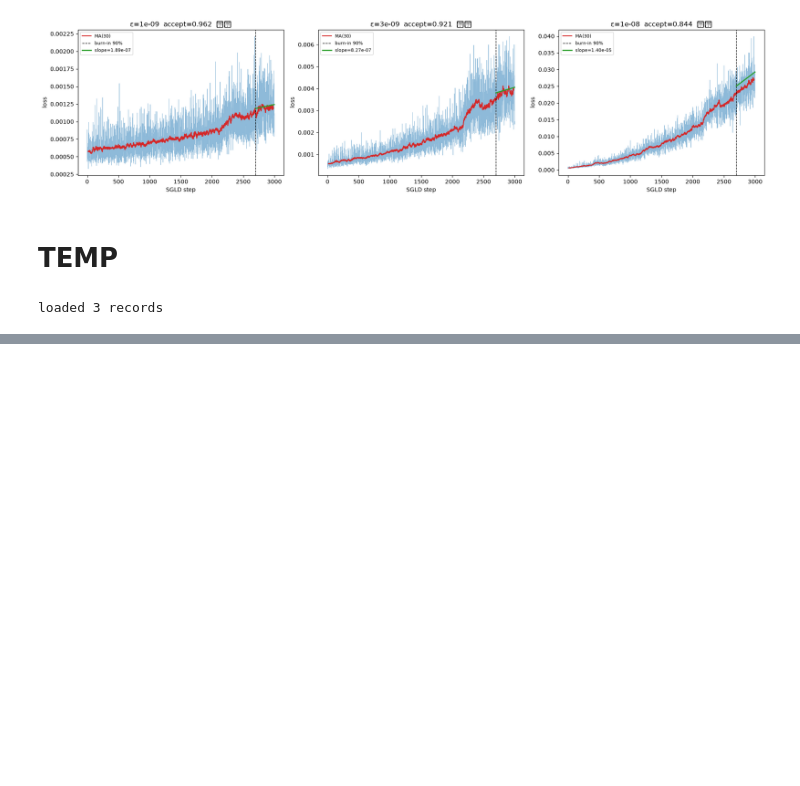
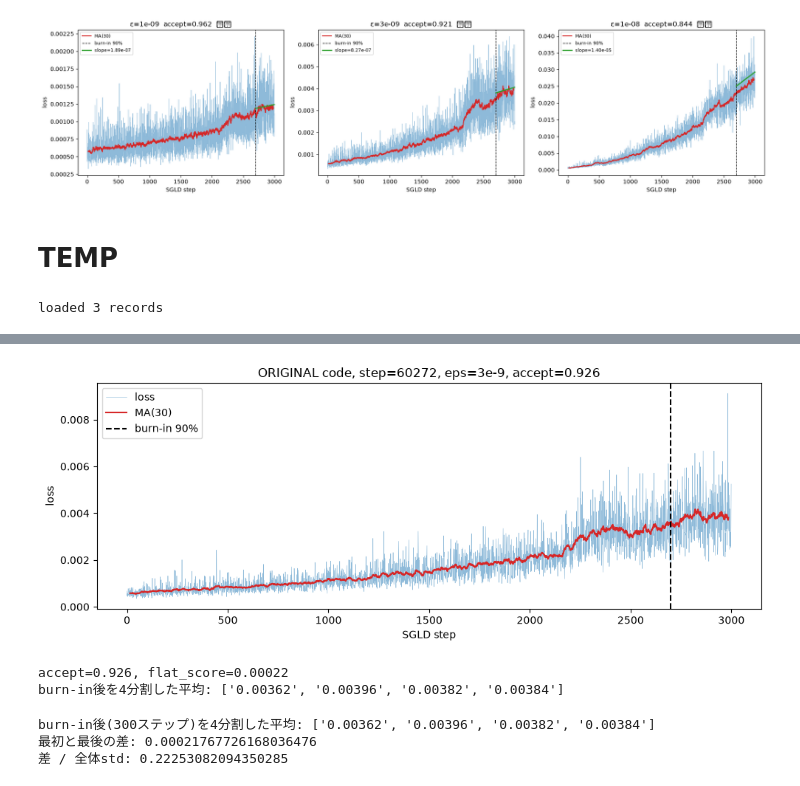
Before and after one commit to shiryu-nakano/dsb-llc-reproduction, a Jupyter notebook: plots2.ipynb, the cells around one changed output, grey strips where cells are left out. Cells and saved outputs as stored; diff of their text form; code cells hidden in the pictures; blank space fills up the shorter version.

```diff
--- a/plots2.ipynb
+++ b/plots2.ipynb
@@ -884,0 +938,42 @@ loaded 3 records
+# %%
+import json
+import numpy as np
+import matplotlib.pyplot as plt
+
+with open("/home/nakano/server/calibration_results_gamma_eps/verify_fix/calib_seed42_original_recheck.json") as f:
+    d = json.load(f)
+rec = d["records"][0]
+tr = np.array(rec["loss_trace"])
+n = len(tr)
+b = int(n * 0.9)
+
+fig, ax = plt.subplots(figsize=(10, 4))
+ax.plot(tr, lw=0.4, alpha=0.5, color="C0", label="loss")
+w = max(1, n // 100)
+ma = np.convolve(tr, np.ones(w)/w, mode="valid")
+ax.plot(np.arange(len(ma)) + w//2, ma, lw=1.5, color="C3", label=f"MA({w})")
+ax.axvline(b, ls="--", c="k", label="burn-in 90%")
+ax.set_title(f"ORIGINAL code, step=60272, eps=3e-9, accept={rec['mean_accept_prob']:.3f}")
+ax.set_xlabel("SGLD step"); ax.set_ylabel("loss")
+ax.legend()
+plt.tight_layout()
+plt.show()
+
+print(f"accept={rec['mean_accept_prob']:.3f}, flat_score={rec['flatness_score']:.5f}")
+quarters = np.array_split(tr[b:], 4)
+q_means = [q.mean() for q in quarters]
+print("burn-in後を4分割した平均:", [f"{m:.5f}" for m in q_means])
+# %% [output]
+[figure, added]
+accept=0.926, flat_score=0.00022
+burn-in後を4分割した平均: ['0.00362', '0.00396', '0.00382', '0.00384']
+# %%
+quarters = np.array_split(tr[b:], 4)
+q_means = [q.mean() for q in quarters]
+print("burn-in後(300ステップ)を4分割した平均:", [f"{m:.5f}" for m in q_means])
+print("最初と最後の差:", q_means[-1] - q_means[0])
+print("差 / 全体std:", (q_means[-1] - q_means[0]) / tr[b:].std())
+# %% [output]
+burn-in後(300ステップ)を4分割した平均: ['0.00362', '0.00396', '0.00382', '0.00384']
+最初と最後の差: 0.00021767726168036476
+差 / 全体std: 0.22253082094350285
```
Also changed, not shown: parts of 4 cells of this notebook, 8 other files.
